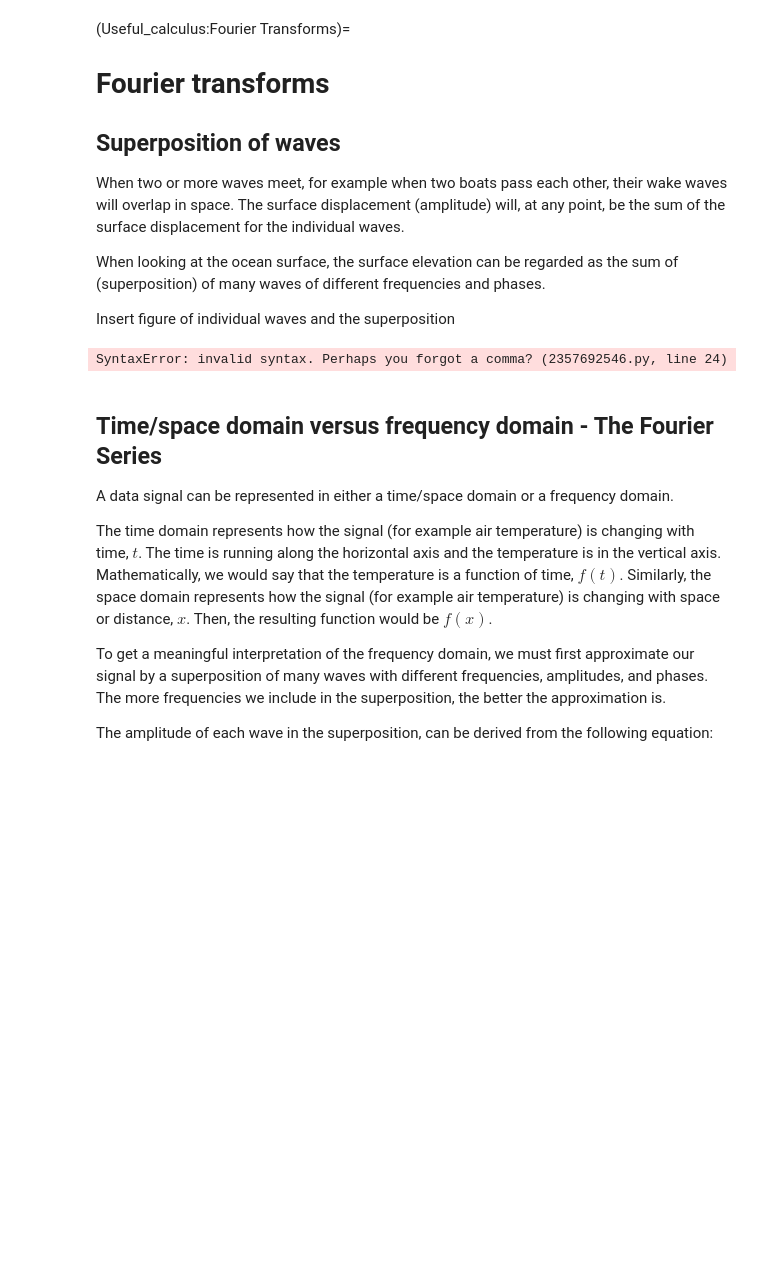
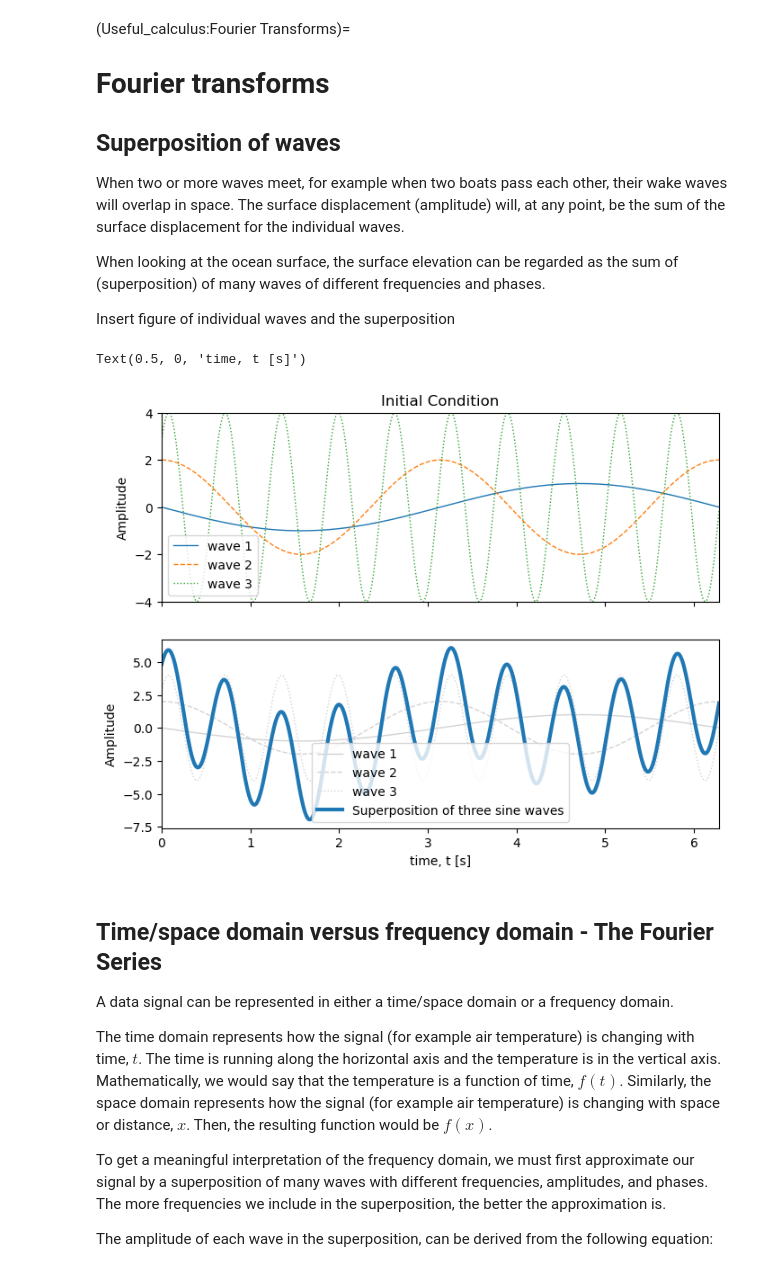
Before and after one commit to thorbjornmoeUiB/GEOF211_compendium, a Jupyter notebook: GEOF211_book/_build/jupyter_execute/Useful_calculus/Fourier_transforms.ipynb, the cells around one changed output. Saved outputs shown, nothing was run; the diff lists cells and outputs as text; code cells hidden in the pictures; blank space fills up the shorter version.

```diff
--- a/GEOF211_book/_build/jupyter_execute/Useful_calculus/Fourier_transforms.ipynb
+++ b/GEOF211_book/_build/jupyter_execute/Useful_calculus/Fourier_transforms.ipynb
@@ -18,35 +18,36 @@ t = np.linspace(0, 2 * np.pi, 1000) #eight cycles
 #define frequencies, phases, and amplitudes of three sine waves
 frequencies=1./np.array([2*np.pi,np.pi,2./np.pi])
 phases=np.pi*np.array([1.,1./2,1./4])
 amplitudes=np.array([1.,2.,4.])
 
 # compute the wave signals
 wave1 = amplitudes[0] * np.sin(2 * np.pi * frequencies[0] * t + phases[0])
 wave2 = amplitudes[1] * np.sin(2 * np.pi * frequencies[1] * t + phases[1])
 wave3 = amplitudes[2] * np.sin(2 * np.pi * frequencies[2] * t + phases[2])
 
 #plot the wave signals
 fig, ax = plt.subplots(2, 1, figsize=(8, 6), sharex=True)
 ax[0].set_xlim(( 0, 2*np.pi))
 ax[0].set_ylim((-4, 4))
 
 line1, = ax[0].plot(t, wave1,'-', lw = 1, label='wave 1')
 line2, = ax[0].plot(t, wave2,'--', lw = 1, label='wave 2')
-line3, = ax[0].plot(t, wave3,':' lw = 1, label='wave 3')
+line3, = ax[0].plot(t, wave3,':', lw = 1, label='wave 3')
 
 ax[1].plot(t, wave1,'-',color='lightgrey', lw = 1, label='wave 1')
 ax[1].plot(t, wave2,'--',color='lightgrey', lw = 1, label='wave 2')
 ax[1].plot(t, wave3,':',color='lightgrey',lw = 1, label='wave 3')
 line4, = ax[1].plot(t, wave1+wave2+wave3, lw = 3, label='Superposition of three sine waves')
 
 ax[0].set_ylabel('Amplitude')
 ax[0].set_title("Initial Condition")
 ax[0].legend()
 ax[1].legend()
 ax[1].set_ylabel('Amplitude')
 ax[1].set_xlabel('time, t [s]')
 # %% [output]
-SyntaxError: invalid syntax. Perhaps you forgot a comma? (2357692546.py, line 24)
+Text(0.5, 0, 'time, t [s]')
+[figure, added]
 # %% [markdown]
 ## Time/space domain versus frequency domain - The Fourier Series
 
```
Also changed, not shown: 8 other files.
